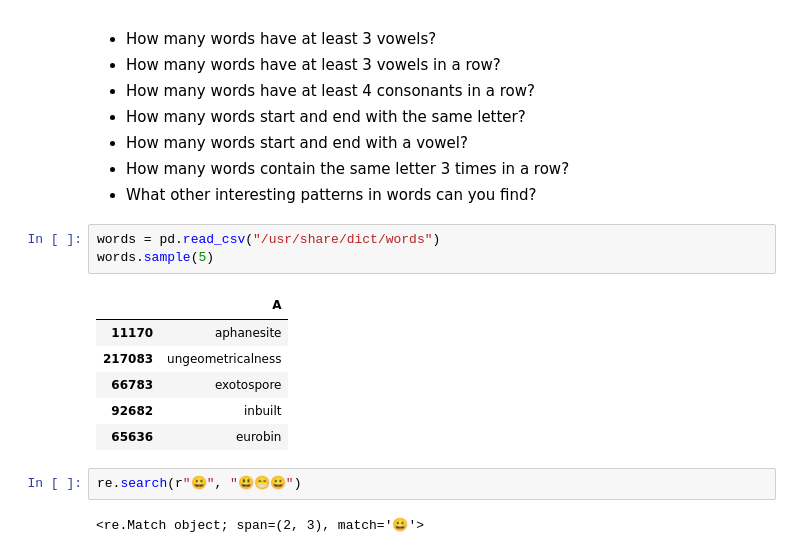
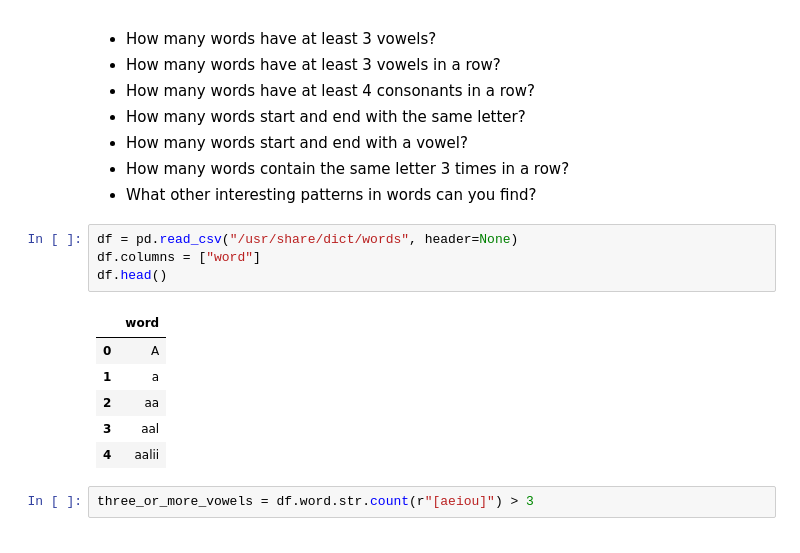
Before and after one commit to CodeupClassroom/hopper-nlp-exercises, a Jupyter notebook: regex_exercise_solutions.ipynb, the cells around one changed output. Cells and saved outputs as stored; diff of their text form.

```diff
--- a/regex_exercise_solutions.ipynb
+++ b/regex_exercise_solutions.ipynb
@@ -166,16 +310,15 @@ You can find a list of words on your mac at `/usr/share/dict/words`. Use this fi
 - How many words contain the same letter 3 times in a row?
 - What other interesting patterns in words can you find?
 # %%
-words = pd.read_csv("/usr/share/dict/words")
-words.sample(5)
+df = pd.read_csv("/usr/share/dict/words", header=None)
+df.columns = ["word"]
+df.head()
 # %% [output]
-|  | A |
-| 11170 | aphanesite |
-| 217083 | ungeometricalness |
-| 66783 | exotospore |
-| 92682 | inbuilt |
-| 65636 | eurobin |
+|  | word |
+| 0 | A |
+| 1 | a |
+| 2 | aa |
+| 3 | aal |
+| 4 | aalii |
-# %%
-re.search(r"😀", "😃😁😀")
-# %% [output]
-<re.Match object; span=(2, 3), match='😀'>
+# %%
+three_or_more_vowels = df.word.str.count(r"[aeiou]") > 3
```
Also changed, not shown: parts of 26 cells of this notebook.
